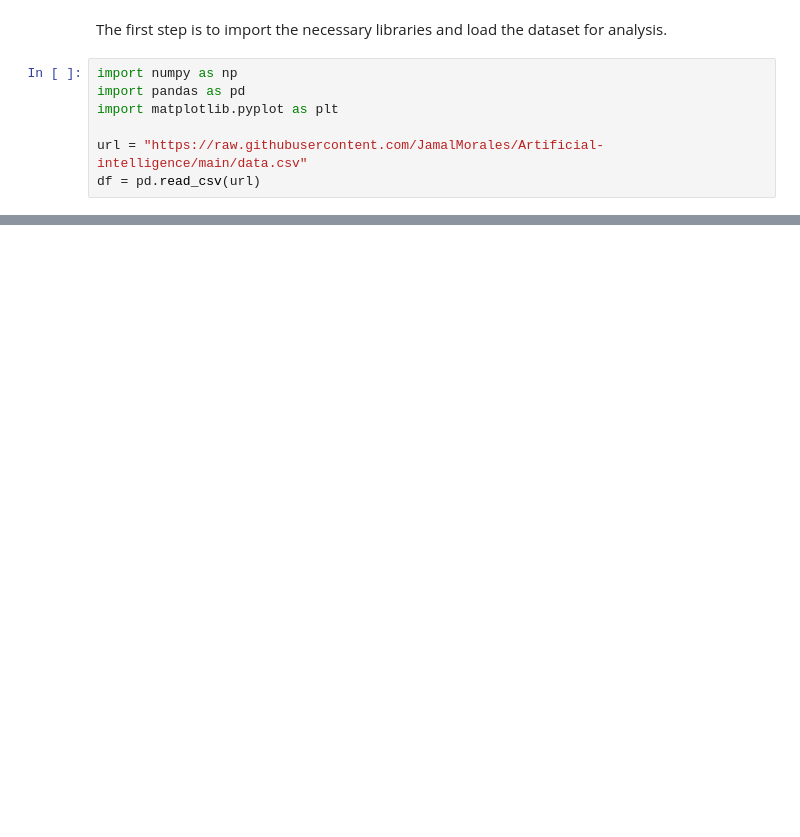
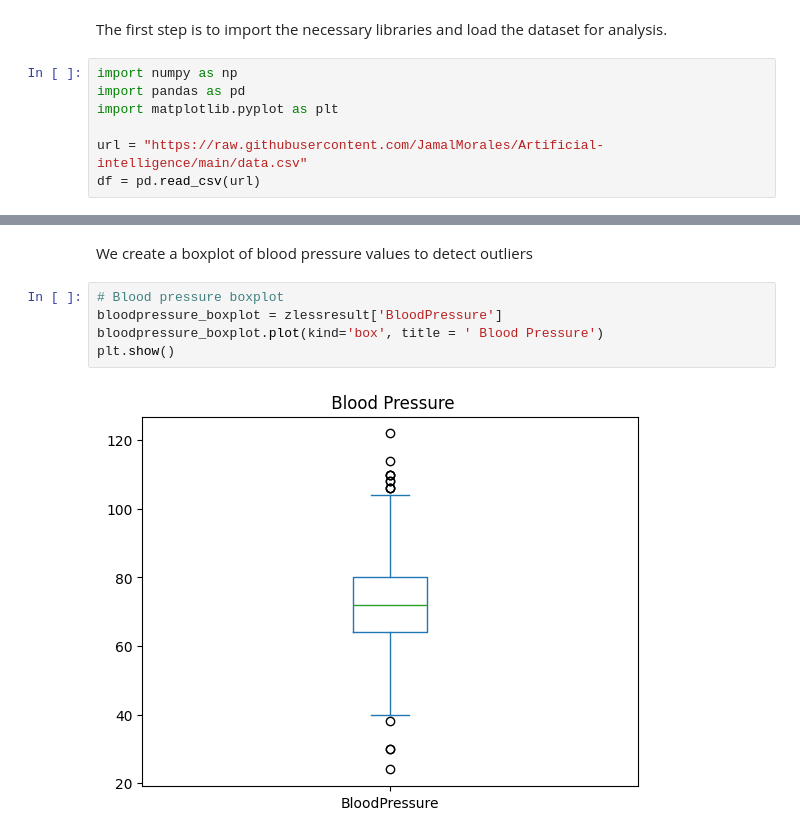
Before and after one commit to JamalMorales/Artificial-intelligence, a Jupyter notebook: Assignments/AF2_Data_Processing.ipynb, the cells around one changed output, grey strips where cells are left out. Drawn from its saved outputs; the diff is of its cells as text; blank space fills up the shorter version.

```diff
--- a/Assignments/AF2_Data_Processing.ipynb
+++ b/Assignments/AF2_Data_Processing.ipynb
@@ -78,0 +132,9 @@ plt.show()
+# %% [markdown]
+We create a boxplot of blood pressure values to detect outliers
+# %%
+# Blood pressure boxplot
+bloodpressure_boxplot = zlessresult['BloodPressure']
+bloodpressure_boxplot.plot(kind='box', title = ' Blood Pressure')
+plt.show()
+# %% [output]
+[figure, added]
```
Also changed, not shown: parts of 22 cells of this notebook.
